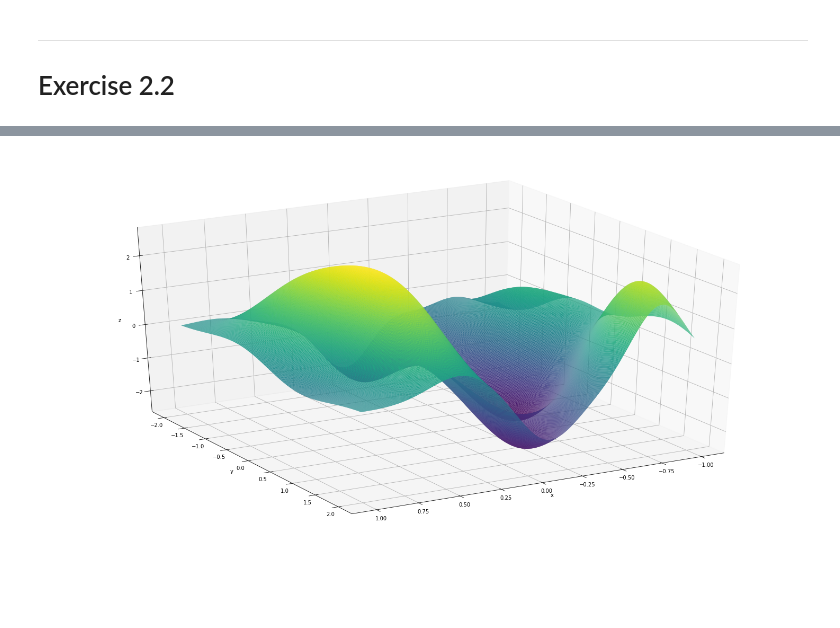
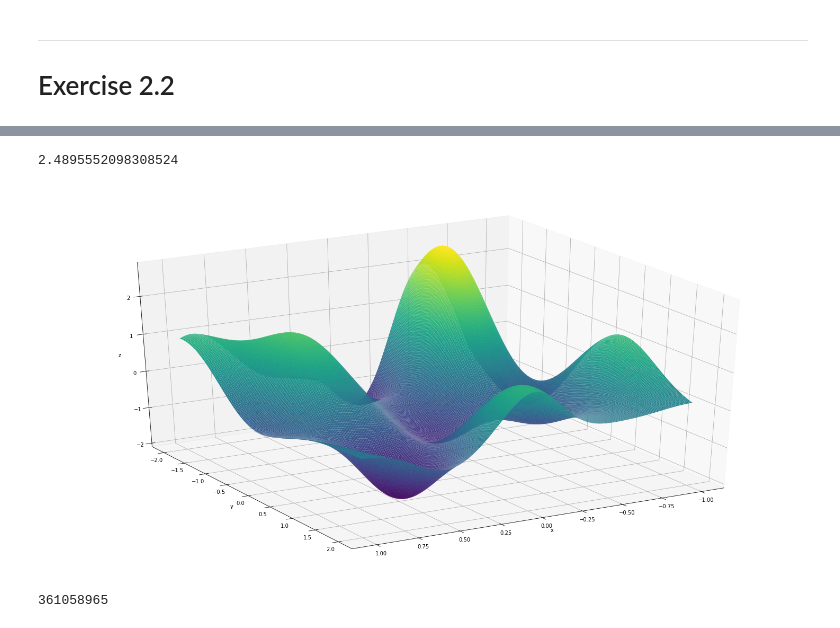
Before and after one commit to giorgiozannini/omml-homework-2, a Jupyter notebook: rbf.ipynb, the cells around one changed output, grey strips where cells are left out. Cells and saved outputs as stored; diff of their text form; code cells hidden in the pictures; blank space fills up the shorter version.

```diff
--- a/rbf.ipynb
+++ b/rbf.ipynb
@@ -132,7 +132,7 @@ class Rbf(ShallowNeuralNetwork):
         return result.nfev, result.njev, result.nit, result.fun, result.jac, time_elapsed
 # %%
 s = 56734
-nn = Rbf(X_train, y_train, N = 30, sigma = 0.55, rho = 10e-5, method = "BFGS", seed = s)
+nn = Rbf(X_train, y_train, N = 30, sigma = 0.55, rho = 1e-5, method = "BFGS", seed = s)
 nfev, njev, nit, fun, jac, time_elapsed = nn.optimize()
 print("Training Error :", nn.mse(X_train, y_train, nn.c, nn.v))
 print("Test Error :", nn.mse(X_test, y_test, nn.c, nn.v))
@@ -173,5 +173,5 @@ plot(nn)
 # %%
-param_grid = {"N" : [10, 15, 20, 25, 30], "sigma" : [0.1,0.5,0.7,1, 2, 5], "rho" : [10e-5], "method" : ["BFGS", "CG"]}
+param_grid = {"N" : [10, 15, 20, 25, 30], "sigma" : [0.1,0.5,0.7,1, 2, 5], "rho" : [1e-5], "method" : ["BFGS", "CG"]}
 
 results = []
 combinations = list(itertools.product(*param_grid.values()))
@@ -306,7 +306,7 @@ train_mses = {}
 for i in tqdm_notebook(range(num_it)):
 
     s = np.random.randint(1000000000)
-    nn = Rbf_el(X_train, y_train, N = 30, sigma = 0.5, rho = 10e-5, seed = s)
+    nn = Rbf_el(X_train, y_train, N = 30, sigma = 0.5, rho = 1e-5, seed = s)
     nn.optimize()
 
     train_mses[s] = nn.mse(X_train, y_train, nn.c, nn.v)
@@ -315,7 +315,7 @@ for i in tqdm_notebook(range(num_it)):
 time_elapsed = time.time() - start
 print("finished training.")
 
-opt_seed = min(test_mses, key=train_mses.get)
+opt_seed = min(test_mses, key=test_mses.get)
 print("Train Error :", min(list(train_mses.values())))
 print("Test Error :", min(list(test_mses.values())))# 0.03 538366619 # 0.0680456517089455 120111235
 print("Seed :", opt_seed)
@@ -324,30 +331,36 @@ print("Seed :", opt_seed)
 # %%
 def plot(nn):
 
     # creates 3d space
     fig = plt.figure(figsize = [20,10])
     ax = Axes3D(fig)
 
     # grid of the support of the estimated function
     x1 = np.linspace(-2, 2, 200)
     x2 = np.linspace(-1, 1, 200)
     X2, X1 = np.meshgrid(x1, x2)
 
     # predictions on the given support
     Y = np.array([nn.predict(np.array([x1[i], x2[k]]).reshape(2,1),
                              nn.c, nn.v) for i in range(200) for k in range(200)])
     Y = Y.ravel().reshape(200,200)
 
     # plotting
     ax.plot_surface(X1, X2, Y, rstride=1, cstride=1,cmap='viridis', edgecolor='none')
     ax.set_xlabel('x')
     ax.set_ylabel('y')
     ax.set_zlabel('z')
     ax.view_init(30, 60)
     plt.show()
 
 
-nn = Rbf_el(X_train, y_train, N = 30, sigma = 0.5, rho = 10e-5, seed = 729756269)
+nn = Rbf_el(X_train, y_train, N = 30, sigma = 0.5, rho = 1e-5, seed = opt_seed)
+print(nn.mse(X_test, y_test, nn.c, nn.v))
 plot(nn)
 # %% [output]
+2.4895552098308524
-[figure, old version]
+[figure, new version]
+# %%
+opt_seed
+# %% [output]
+361058965
```
Also changed, not shown: parts of 2 cells of this notebook, 11 other files.
